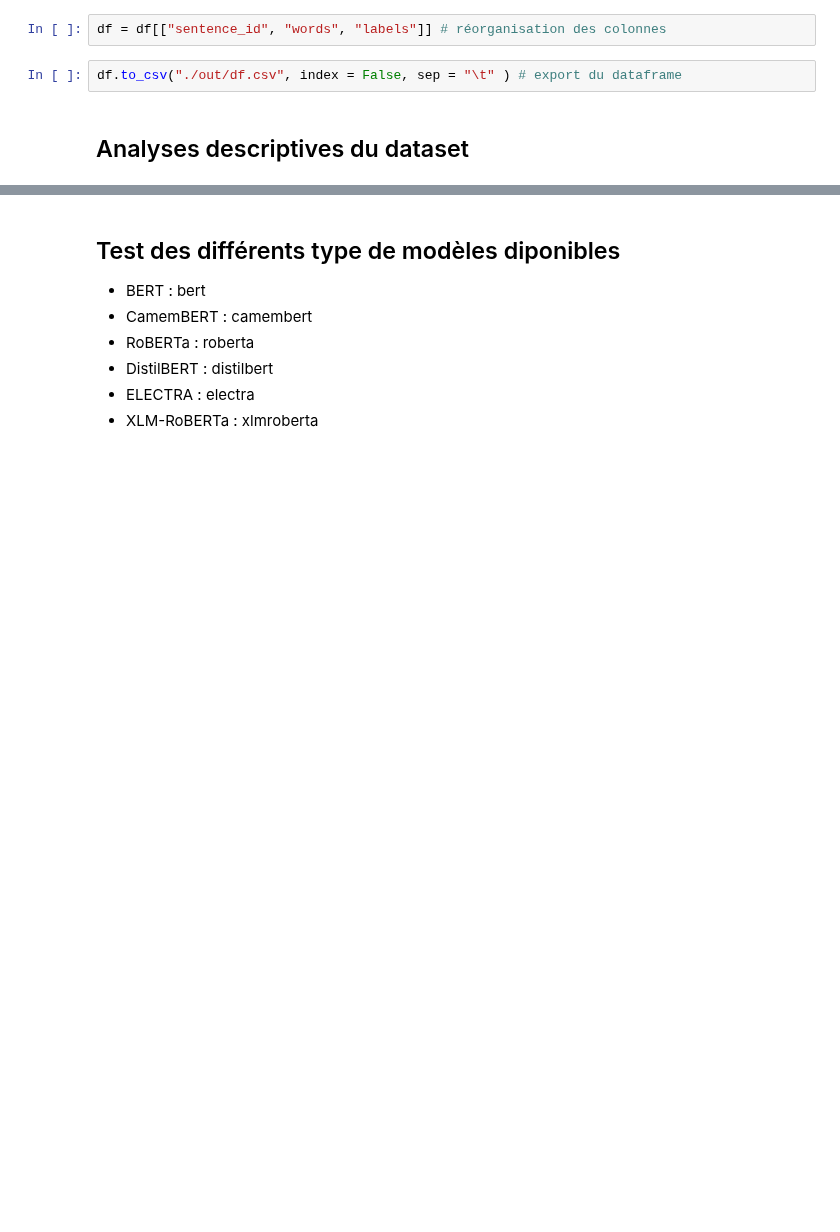
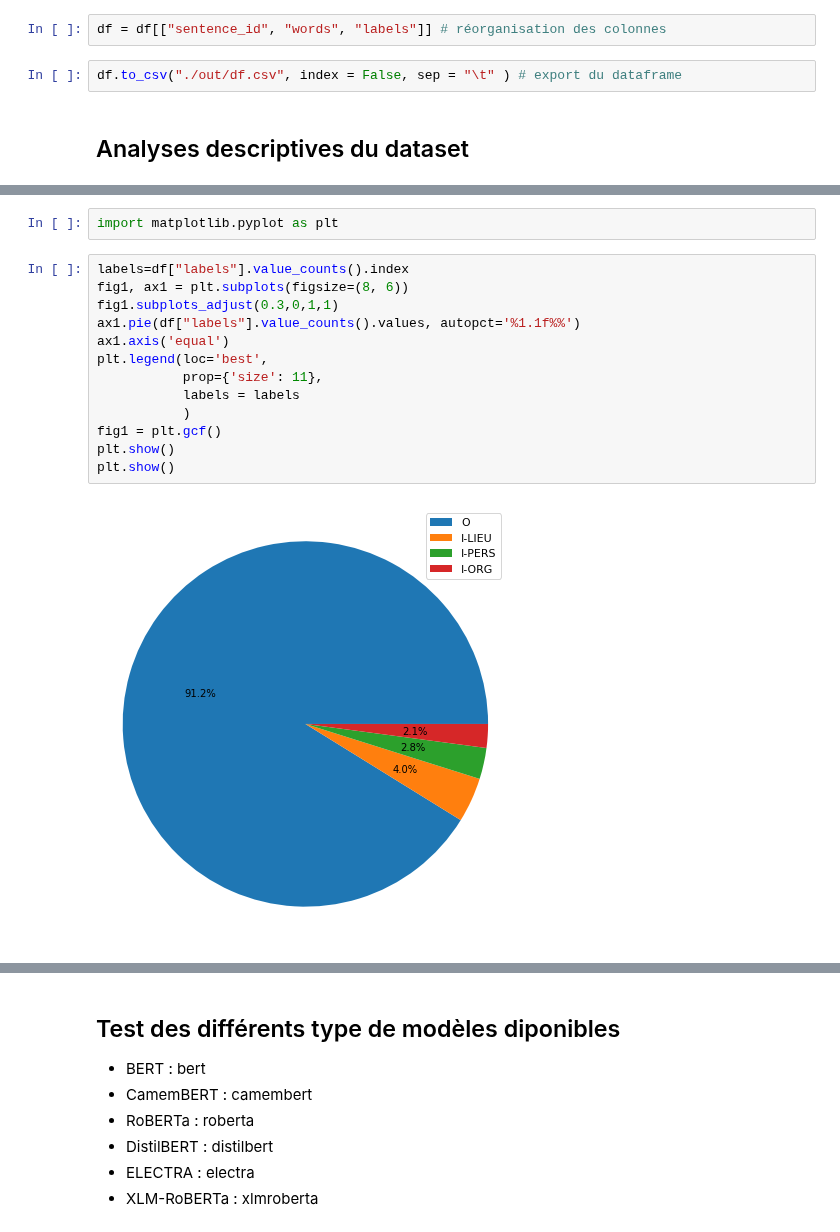
Before and after one commit to C4viar/PPD_MSLD_2019_2020_LL-AL-MT, a Jupyter notebook: Draft_code/projet_ner.ipynb, the cells around one changed output, grey strips where cells are left out. Saved outputs shown, nothing was run; the diff lists cells and outputs as text; blank space fills up the shorter version.

```diff
--- a/Draft_code/projet_ner.ipynb
+++ b/Draft_code/projet_ner.ipynb
@@ -188,0 +191,17 @@ fig.show()
+# %%
+import matplotlib.pyplot as plt
+# %%
+labels=df["labels"].value_counts().index
+fig1, ax1 = plt.subplots(figsize=(8, 6))
+fig1.subplots_adjust(0.3,0,1,1)
+ax1.pie(df["labels"].value_counts().values, autopct='%1.1f%%')
+ax1.axis('equal')
+plt.legend(loc='best',
+           prop={'size': 11},
+           labels = labels
+           )
+fig1 = plt.gcf()
+plt.show()
+plt.show()
+# %% [output]
+[figure, added]
```
Also changed, not shown: parts of 18 cells of this notebook.
